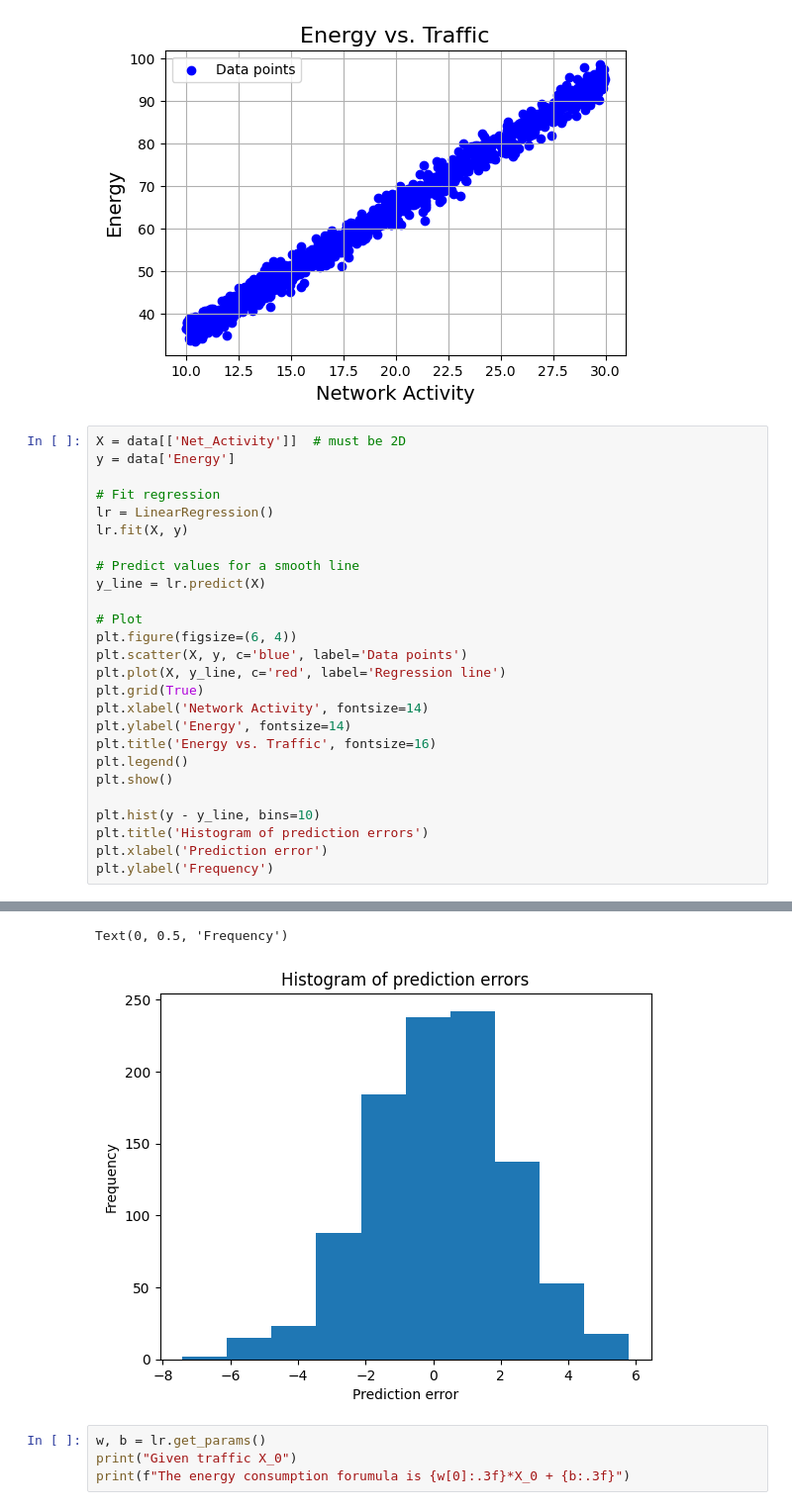
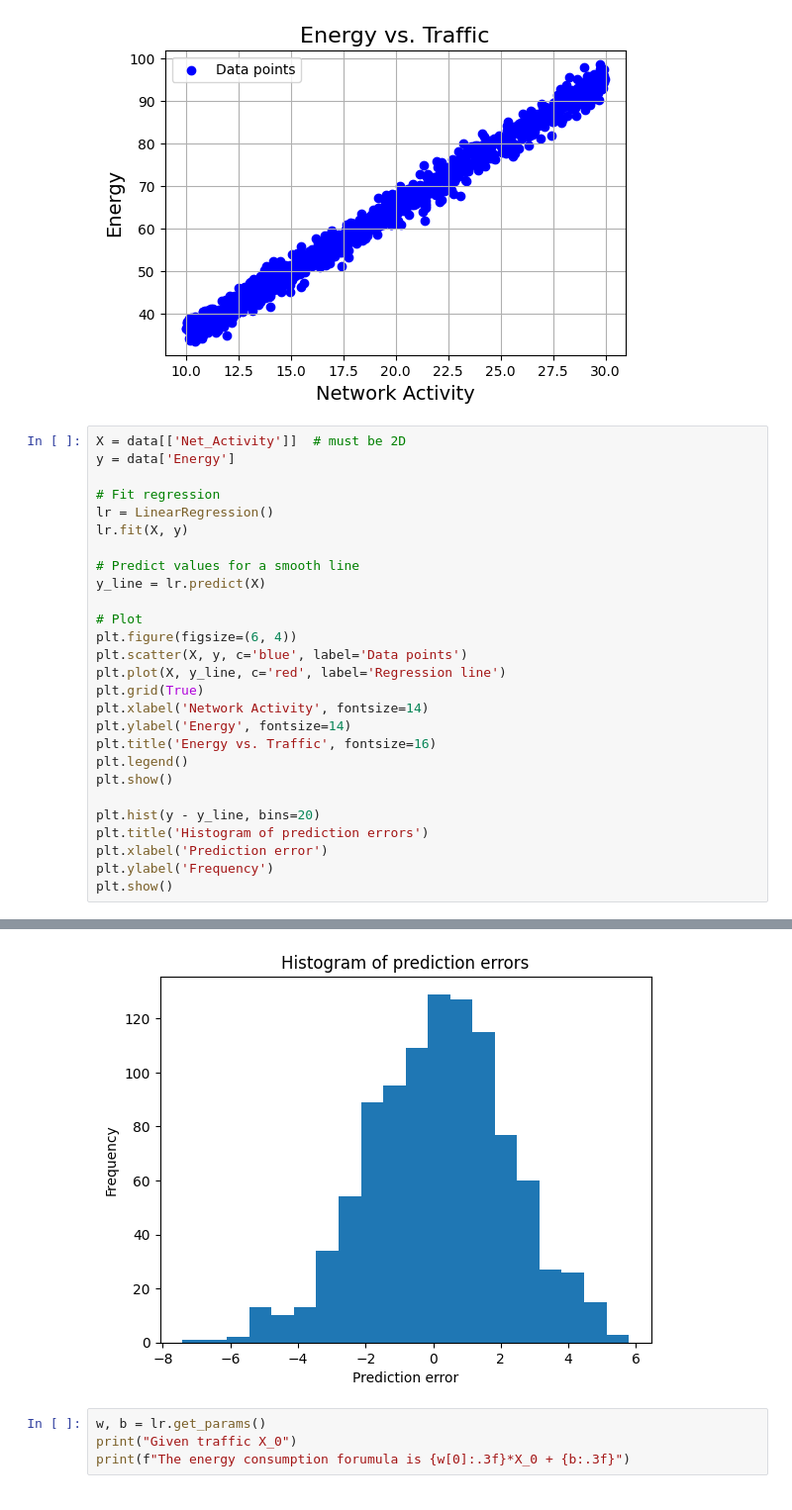
Before and after one commit to Eoely/TDT4172, a Jupyter notebook: a1/Chapter_1.ipynb, the cells around one changed output, grey strips where cells are left out. Shown at 99% size. Saved outputs shown, nothing was run; the diff lists cells and outputs as text.

```diff
--- a/a1/Chapter_1.ipynb
+++ b/a1/Chapter_1.ipynb
@@ -85,33 +85,33 @@ plt.show()
 # %%
 X = data[['Net_Activity']]  # must be 2D
 y = data['Energy']
 
 # Fit regression
 lr = LinearRegression()
 lr.fit(X, y)
 
 # Predict values for a smooth line
 y_line = lr.predict(X)
 
 # Plot
 plt.figure(figsize=(6, 4))
 plt.scatter(X, y, c='blue', label='Data points')
 plt.plot(X, y_line, c='red', label='Regression line')
 plt.grid(True)
 plt.xlabel('Network Activity', fontsize=14)
 plt.ylabel('Energy', fontsize=14)
 plt.title('Energy vs. Traffic', fontsize=16)
 plt.legend()
 plt.show()
 
-plt.hist(y - y_line, bins=10)
+plt.hist(y - y_line, bins=20)
 plt.title('Histogram of prediction errors')
 plt.xlabel('Prediction error')
 plt.ylabel('Frequency')
+plt.show()
 # %% [output]
 [figure]
-Text(0, 0.5, 'Frequency')
-[figure, old version]
+[figure, new version]
 # %%
 w, b = lr.get_params()
 print("Given traffic X_0")
```
Also changed, not shown: parts of 4 cells of this notebook, 2 other files.
